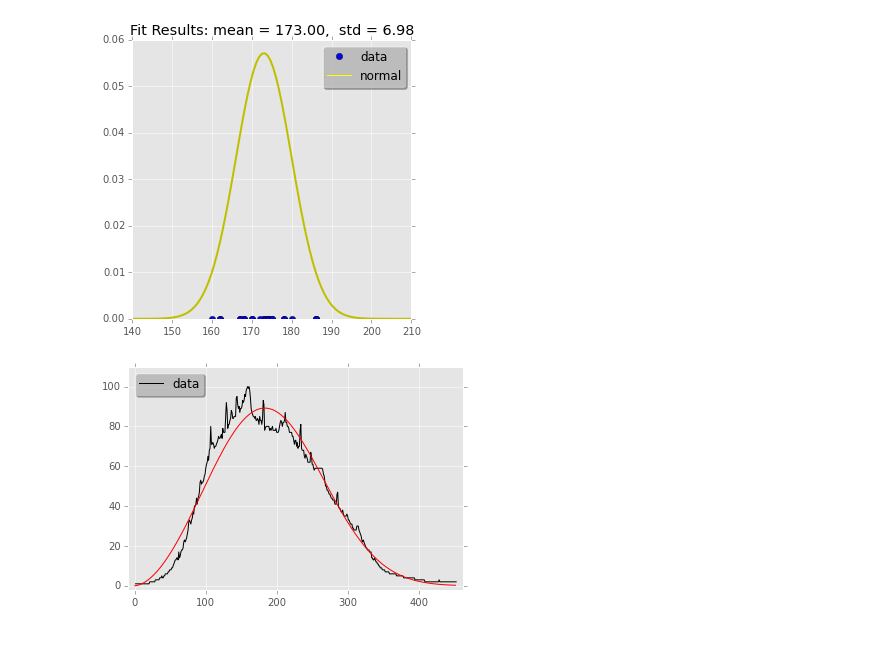
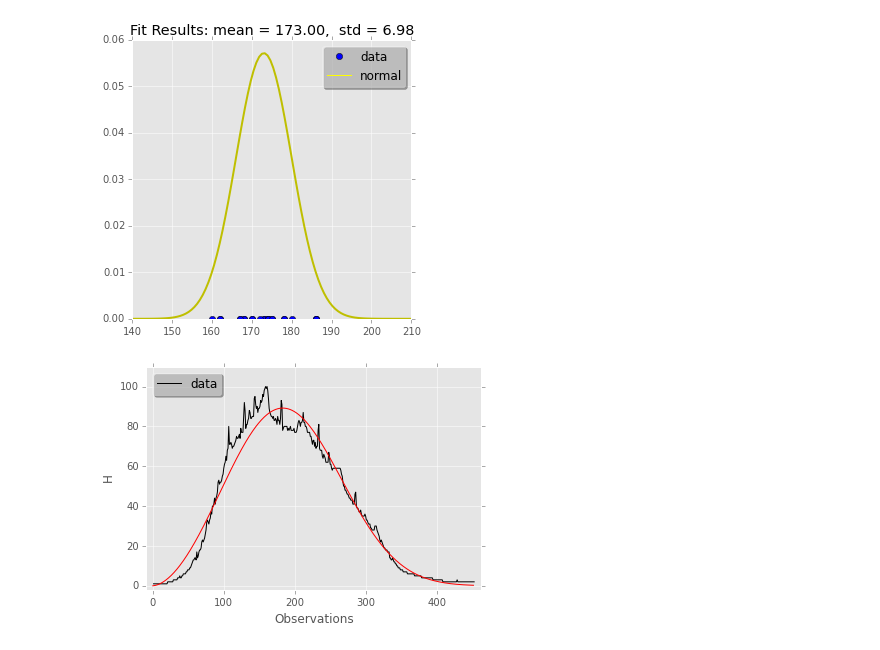
Before and after one commit to liyakun/Pattern-Recognition, a Jupyter notebook: FirstProject/Report.ipynb, the cells around one changed output. Cells and saved outputs as stored; diff of their text form; code cells hidden in the pictures.

```diff
--- a/FirstProject/Report.ipynb
+++ b/FirstProject/Report.ipynb
@@ -56,7 +56,7 @@ class Aitchison:
     def cal_distance(self, v_x, v_y):
         return self.cal_norm(self.cal_minus(v_x, v_y))
 # %%
-def plot_data_2d(X, task, distribution, filename=None):
+def plot_data_2d(X, task, distribution, filename=None, labels=None):
     """Create a 2D plot, with legend
     """
 
@@ -84,6 +84,15 @@ def plot_data_2d(X, task, distribution, filename=None):
 
     # either show figure on screen or write it to disk
     if filename is None:
+        if 'HW' in labels:
+            plt.xlabel('Height(m)')
+            plt.ylabel('Weight(kg)')
+        elif 'WH' in labels:
+            plt.xlabel('Weight(kg)')
+            plt.ylabel('Height(m)')
+        else:
+            plt.xlabel('Observations')
+            plt.ylabel('H')
         plt.show()
     else:
         plt.savefig(filename, facecolor='w', edgecolor='w',
@@ -197,35 +206,35 @@ x_raw = [i+1 for i in range(len(raw))]
 
 N = sum(raw)
 
 epochs = range(20)
 arr = np.mat([1.0, 1.0]).T
 for e in epochs:
     k = arr[0, 0]
     a = arr[1, 0]
 
     sldatok = sum([h * np.power((x / a), k) * log(x / a) for h, x in zip(raw, x_raw)])
     sdatok = sum([h * np.power((x / a), k) for h, x in zip(raw, x_raw)])
     sd2ldk2 = sum([h * np.power((x / a), k) * pow(log(x / a), 2) for h, x in zip(raw, x_raw)])
     slogd = sum([h * log(x) for h, x in zip(raw, x_raw)])
 
     dldk = N/k - N*log(a) + slogd - sldatok
     dlda = (k/a)*(sdatok-N)
     d2ldk2 = -N/(k*k) - sd2ldk2
     d2lda2 = (k/(a*a))*(N-(k+1)*sdatok)
     d2ldkda = (1/a)*sdatok + (k/a)*sldatok - N/a
 
     hessian = np.mat([[d2ldk2, d2ldkda], [d2ldkda, d2lda2]])
     gr = np.mat([-dldk, -dlda]).T
     arr = arr + np.dot(linalg.inv(hessian), gr)
 
 #distribution scaled by N
 distribution = [(N*(k/a * pow(el/a, k-1) * (exp(-pow(el/a, k))))) for el in x_raw]
 
 # plot and write to disk
 x_matrix = np.vstack((x_raw, raw))
-plot_data_2d(x_matrix, '3', distribution)
+plot_data_2d(x_matrix, '3', distribution, labels='')
 # %% [output]
-[figure, old version]
+[figure, new version]
 # %%
 STEP = 0.01
 
```
Also changed, not shown: parts of 2 cells of this notebook.
